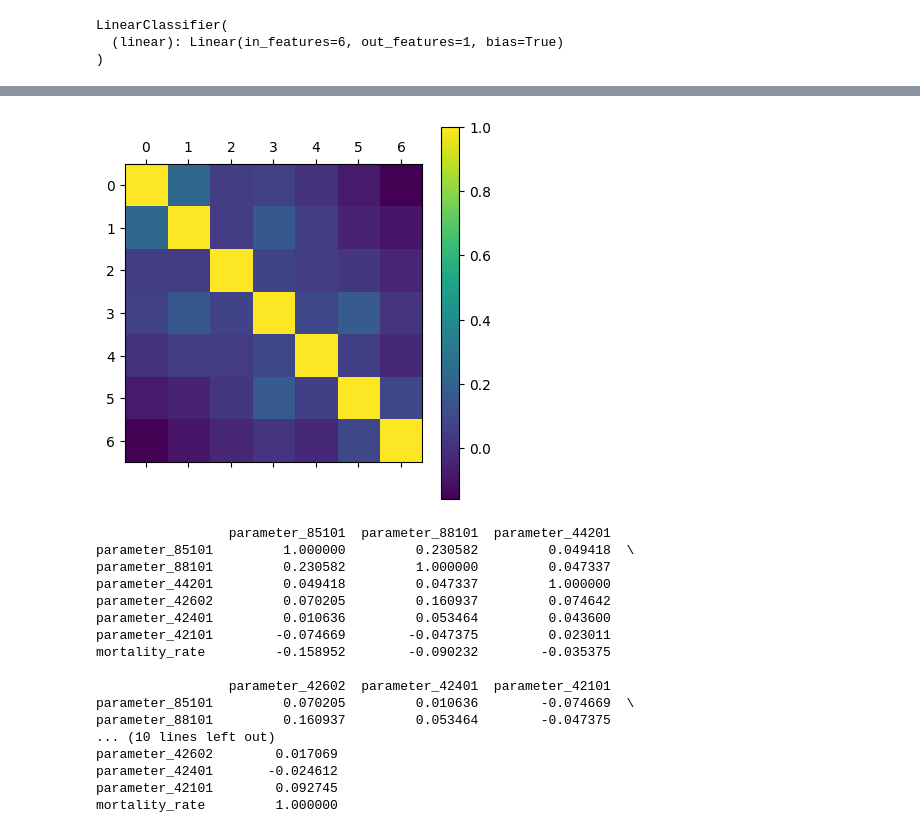
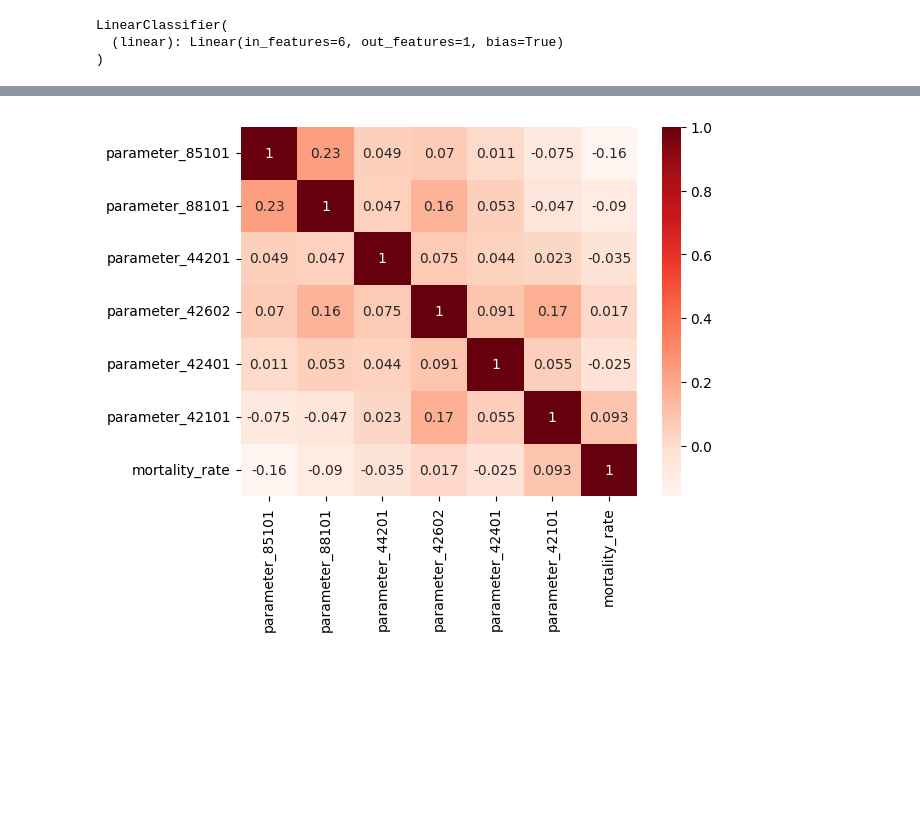
Before and after one commit to gp-1108/air_pollution_ai, a Jupyter notebook: AI_project.ipynb, the cells around one changed output, grey strips where cells are left out. Drawn from its saved outputs; the diff is of its cells as text; code cells hidden in the pictures; blank space fills up the shorter version.

Commit message:
Correlation heatmap and all_data fix

```diff
--- a/AI_project.ipynb
+++ b/AI_project.ipynb
@@ -183,41 +183,26 @@ Epoch 9 loss: 1.0558497905731201
 # %%
 import pandas as pd
 import seaborn as sns
+
+causa=515
 # Load the csv
-df = pd.read_csv('training_data/cause_id_{}.csv'.format(cause_id), dtype={
-        'parameter_85101': 'float32',
-        'parameter_88101': 'float32',
-        'parameter_44201': 'float32',
-        'parameter_42602': 'float32',
-        'parameter_42401': 'float32',
-        'parameter_42101': 'float32',
-        'mortality_rate': 'float32',
+df = pd.read_csv('training_data/cause_id_{}.csv'.format(causa), dtype={
+        'parameter_85101': 'float32',           # PM10 - Local Conditions
+        'parameter_88101': 'float32',           # PM2.5 - Local Conditions
+        'parameter_44201': 'float32',           # Ozone
+        'parameter_42602': 'float32',           # Nitrogen dioxide
+        'parameter_42401': 'float32',           # Sulfur dioxide
+        'parameter_42101': 'float32',           # Carbon monoxide
+        'mortality_rate': 'float32',            # Mortality rate
         'cause_id': 'float32',
         })
 
 # Drop the fips and year columns
 df = df.drop(columns=['fips', 'year', 'cause_id'])
 
 # Plot the correlation matrix of df with a colorbar and print the number inside the squares
 corr = df.corr()
 sns.heatmap(corr, annot=True, cmap=plt.cm.Reds)
 plt.show()
 # %% [output]
-[figure, old version]
+[figure, new version]
-                 parameter_85101  parameter_88101  parameter_44201
-parameter_85101         1.000000         0.230582         0.049418  \
-parameter_88101         0.230582         1.000000         0.047337
-parameter_44201         0.049418         0.047337         1.000000
-parameter_42602         0.070205         0.160937         0.074642
-parameter_42401         0.010636         0.053464         0.043600
-parameter_42101        -0.074669        -0.047375         0.023011
-mortality_rate         -0.158952        -0.090232        -0.035375
-
-                 parameter_42602  parameter_42401  parameter_42101
-parameter_85101         0.070205         0.010636        -0.074669  \
-parameter_88101         0.160937         0.053464        -0.047375
-... (10 lines left out)
-parameter_42602        0.017069
-parameter_42401       -0.024612
-parameter_42101        0.092745
-mortality_rate         1.000000
```
Also changed, not shown: parts of 1 cell of this notebook, 1 other file.
